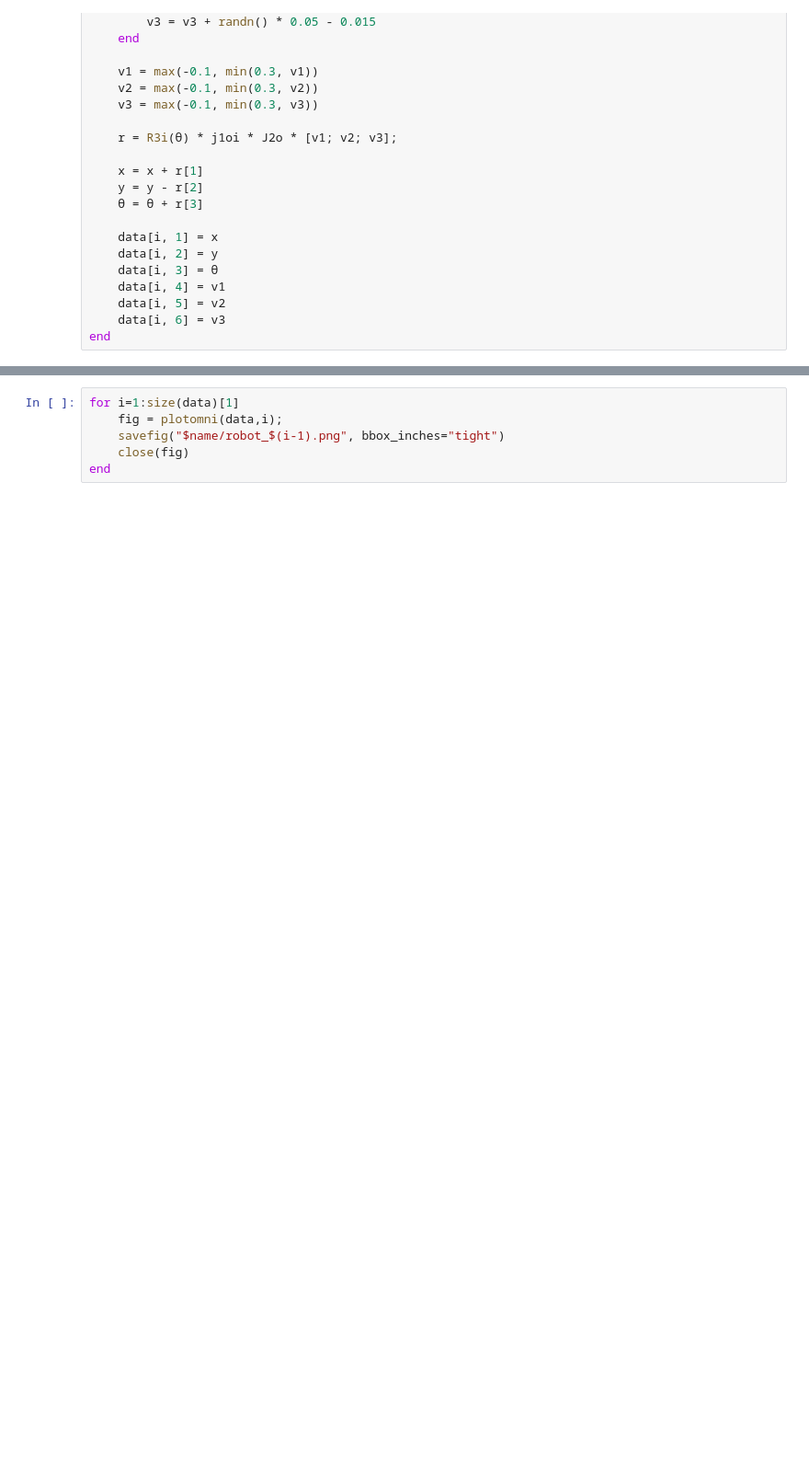
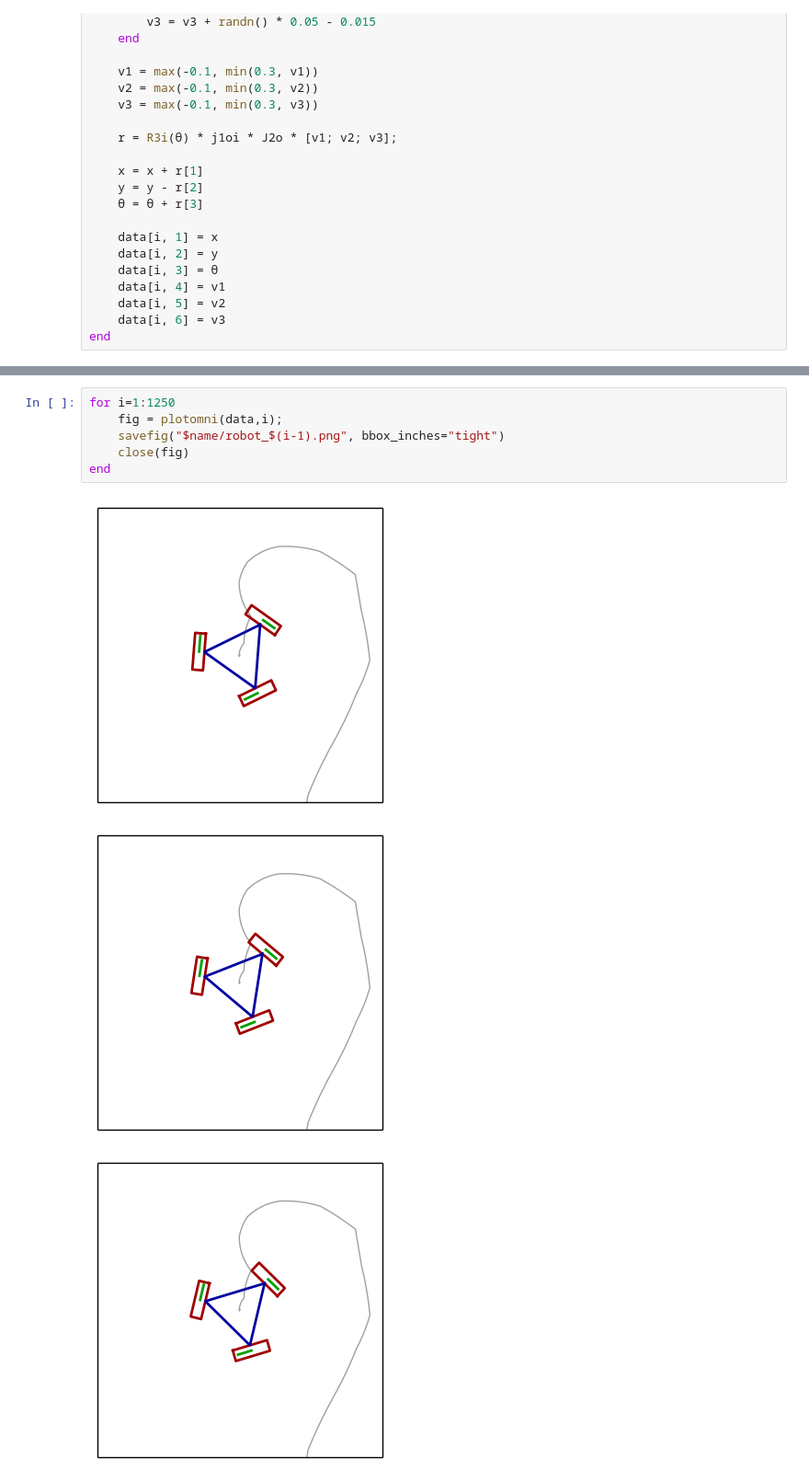
Before and after one commit to kzahedi/Robotik, a Jupyter notebook: Motion Kinematics - Omni wheel.ipynb, the cells around one changed output, grey strips where cells are left out. Shown at 92% size. Saved outputs shown, nothing was run; the diff lists cells and outputs as text; blank space fills up the shorter version.

```diff
--- a/Motion Kinematics - Omni wheel.ipynb
+++ b/Motion Kinematics - Omni wheel.ipynb
@@ -163,7 +163,10 @@ plotomni(data,200)
 # %%
-for i=1:size(data)[1]
+for i=1:1250
     fig = plotomni(data,i);
     savefig("$name/robot_$(i-1).png", bbox_inches="tight")
     close(fig)
 end
 # %% [output]
+[figure, added]
+[figure, added]
+[figure, added]
```
Also changed, not shown: parts of 3 cells of this notebook, 1 other file.
